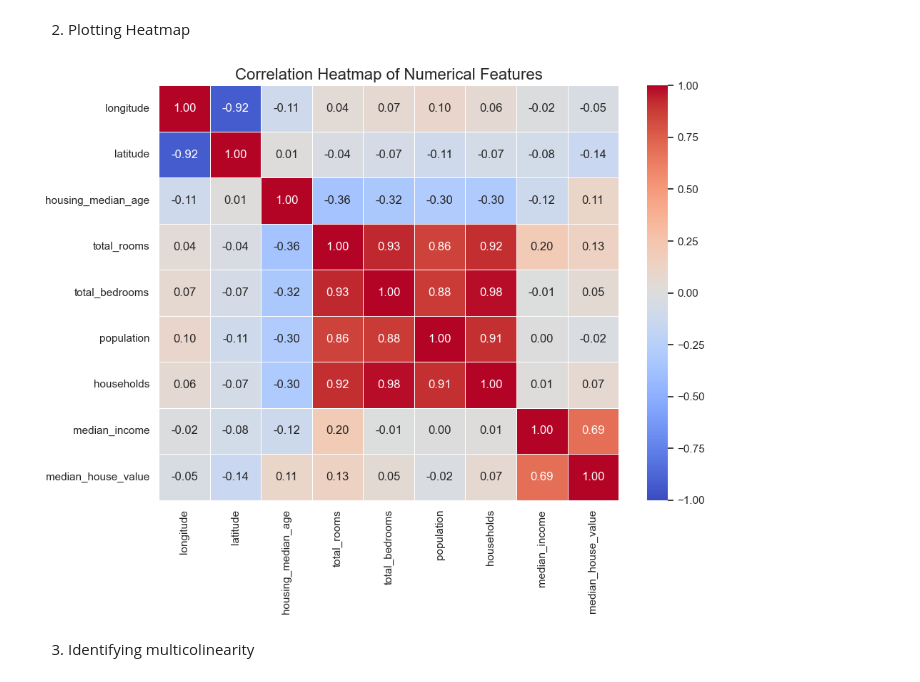
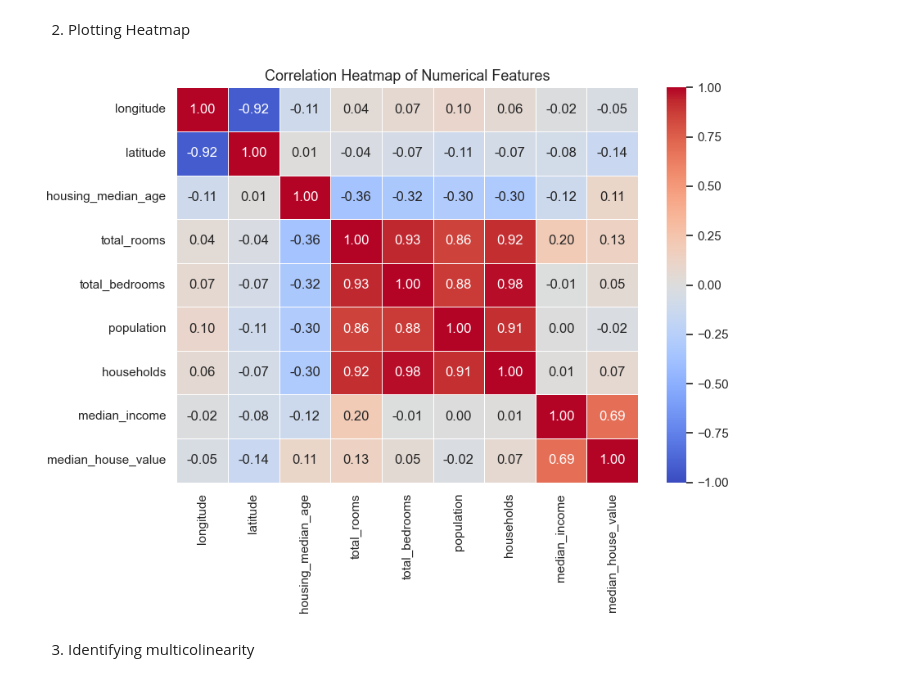
Before and after one commit to Mahanidhii/Data-Exploration-and-Preprocessing, a Jupyter notebook: EDA&Predictive_Analysis.ipynb, the cells around one changed output. Saved outputs shown, nothing was run; the diff lists cells and outputs as text; code cells hidden in the pictures.

```diff
--- a/EDA&Predictive_Analysis.ipynb
+++ b/EDA&Predictive_Analysis.ipynb
@@ -199,15 +199,15 @@ Correlation Matrix
 # %% [markdown]
 2. Plotting Heatmap
 # %%
-plt.figure(figsize=(10, 8))
+plt.figure(figsize=(9, 7))
 
 sns.heatmap(corr_matrix, annot=True, cmap='coolwarm', fmt=".2f", linewidths=0.5, vmin=-1, vmax=1)
 
-plt.title('Correlation Heatmap of Numerical Features', fontsize=16)
+plt.title('Correlation Heatmap of Numerical Features', fontsize=13)
 plt.tight_layout()
 plt.show()
 # %% [output]
-[figure, old version]
+[figure, new version]
 # %% [markdown]
 3. Identifying multicolinearity
 # %%
```
Also changed, not shown: parts of 5 cells of this notebook.
